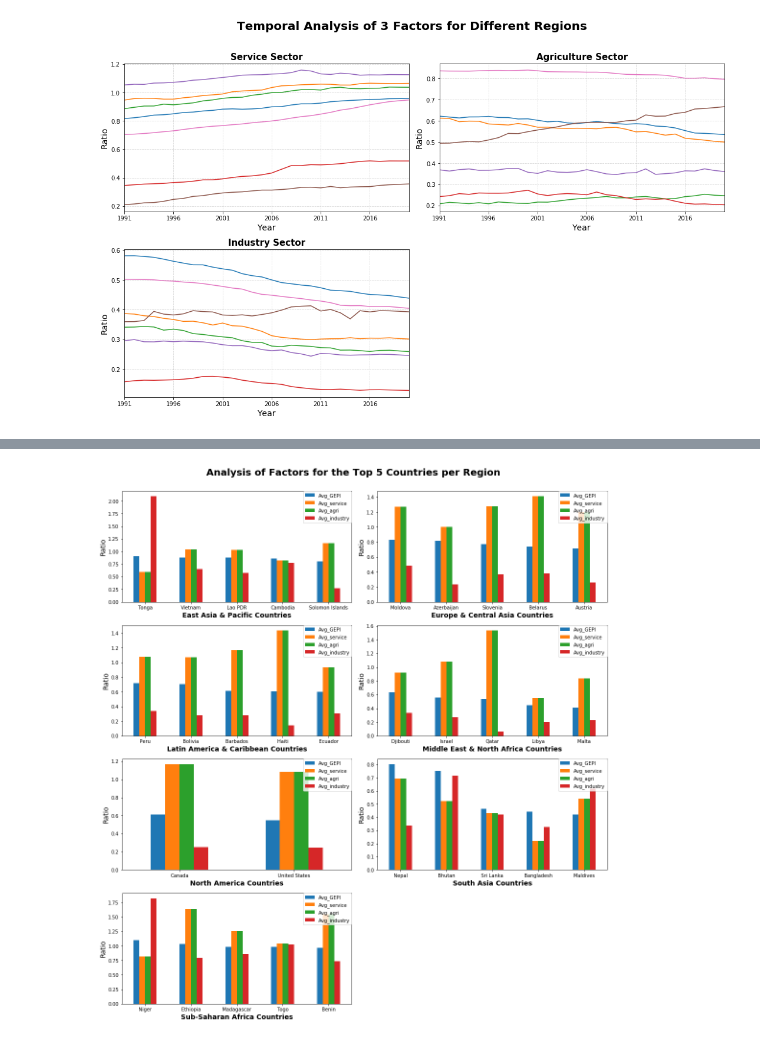
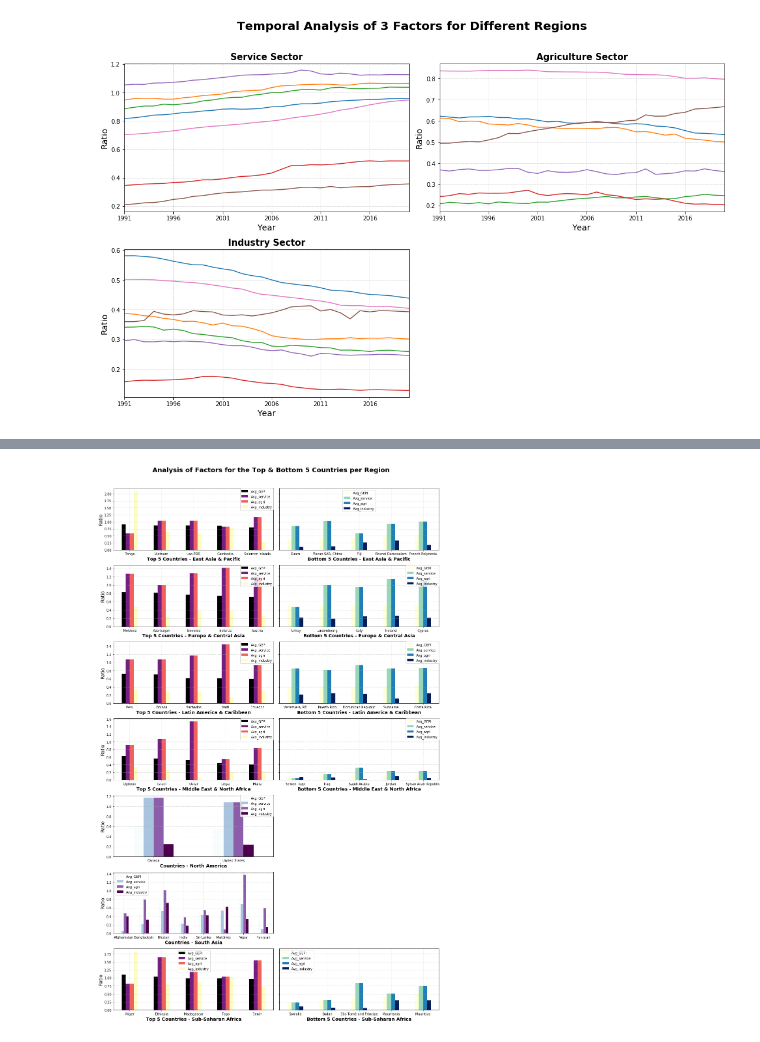
Before and after one commit to Amatullah/CSCI5502-DataMining_Project, a Jupyter notebook: RegionalAnalysis.ipynb, the cells around one changed output, grey strips where cells are left out. Cells and saved outputs as stored; diff of their text form; code cells hidden in the pictures.

Commit message:
ReginalAnalysis edits

```diff
--- a/RegionalAnalysis.ipynb
+++ b/RegionalAnalysis.ipynb
@@ -110,8 +108,8 @@ df_AvgIndex
 # %% [markdown]
 ### Getting the top 5 countries per Region
 # %%
-df_group = pd.DataFrame(data = df_AvgIndex.groupby('Region')['Avg_GEPI'].nlargest(5).index)
-indices = [df_group[0][i][1] for i in range(0,32)]
+df_group_top = pd.DataFrame(data = df_AvgIndex.groupby('Region')['Avg_GEPI'].nlargest(5).index)
+indices = [df_group_top[0][i][1] for i in range(0,32)]
 dict_AvgTopFive = {'Region' : [], 'Country Name' : [], 'Avg_GEPI' : [] ,
                   'Avg_service' : [], 'Avg_agri' : [], 'Avg_industry' : []}
 
@@ -139,0 +140,16 @@ df_AvgTopFive.head(10)
+# %%
+df_group_bottom = pd.DataFrame(data = df_AvgIndex.groupby('Region')['Avg_GEPI'].nsmallest(5).index)
+indices = [df_group_bottom[0][i][1] for i in range(0,32)]
+dict_AvgBottomFive = {'Region' : [], 'Country Name' : [], 'Avg_GEPI' : [] ,
+                  'Avg_service' : [], 'Avg_agri' : [], 'Avg_industry' : []}
+
+for i in range (len(indices)):
+    dict_AvgBottomFive['Country Name'].append(df_AvgIndex.iloc[indices[i]][0])
+    #dict_AvgTopFive['IncomeGroup'].append(df_AvgIndex.iloc[indices[i]][1])
+    dict_AvgBottomFive['Region'].append(df_AvgIndex.iloc[indices[i]][2])
+    dict_AvgBottomFive['Avg_GEPI'].append(df_AvgIndex.iloc[indices[i]][3])
+    dict_AvgBottomFive['Avg_service'].append(df_AvgIndex.iloc[indices[i]][4])
+    dict_AvgBottomFive['Avg_agri'].append(df_AvgIndex.iloc[indices[i]][4])
+    dict_AvgBottomFive['Avg_industry'].append(df_AvgIndex.iloc[indices[i]][6])
+df_AvgBottomFive = pd.DataFrame(data=dict_AvgBottomFive)
+df_AvgBottomFive.head(10)
@@ -223,31 +251,58 @@ fig.tight_layout(rect=[0, 0.03, 1, 0.92])
 # %%
-fig, axes = plt.subplots(nrows=4, ncols=2, figsize= (15,17))
+fig, axes = plt.subplots(nrows=7, ncols=2, figsize= (15,25), sharey = 'row')
 uniq, counts = np.unique(df_economy_types['Region'], return_counts=True)
-for i in range(0, 7):
-    if(i == 0) :
-        ax = df_AvgTopFive[df_AvgTopFive['Region'] == uniq[i]].plot.bar(rot=0, ax=axes[0,0])
-    elif(i == 1) :
-        ax = df_AvgTopFive[df_AvgTopFive['Region'] == uniq[i]].plot.bar(rot=0, ax=axes[0,1])
-    elif(i == 2) :
-        ax = df_AvgTopFive[df_AvgTopFive['Region'] == uniq[i]].plot.bar(rot=0, ax=axes[1,0])
-    elif(i == 3) :
-        ax = df_AvgTopFive[df_AvgTopFive['Region'] == uniq[i]].plot.bar(rot=0, ax=axes[1,1])
-    elif(i == 4) :
-        ax = df_AvgTopFive[df_AvgTopFive['Region'] == uniq[i]].plot.bar(rot=0, ax=axes[2,0])
-    elif(i == 5) :
-        ax = df_AvgTopFive[df_AvgTopFive['Region'] == uniq[i]].plot.bar(rot=0, ax=axes[2,1])
-    elif(i == 6) :
-        ax = df_AvgTopFive[df_AvgTopFive['Region'] == uniq[i]].plot.bar(rot=0, ax=axes[3,0])
+
+for j in range(0, 14):
+    i = int(j/2)
+    if(j == 0) :
+        ax = df_AvgTopFive[df_AvgTopFive['Region'] == uniq[i]].plot.bar(rot=0, ax=axes[0,0], cmap="magma")
+    elif(j == 1) :
+        ax = df_AvgBottomFive[df_AvgBottomFive['Region'] == uniq[i]].plot.bar(rot=0, ax=axes[0,1], cmap="YlGnBu")
+    elif(j == 2) :
+        ax = df_AvgTopFive[df_AvgTopFive['Region'] == uniq[i]].plot.bar(rot=0, ax=axes[1,0], cmap="magma")
+    elif(j == 3) :
+        ax = df_AvgBottomFive[df_AvgBottomFive['Region'] == uniq[i]].plot.bar(rot=0, ax=axes[1,1], cmap="YlGnBu")
+    elif(j == 4) :
+        ax = df_AvgTopFive[df_AvgTopFive['Region'] == uniq[i]].plot.bar(rot=0, ax=axes[2,0], cmap="magma")
+    elif(j == 5) :
+        ax = df_AvgBottomFive[df_AvgBottomFive['Region'] == uniq[i]].plot.bar(rot=0, ax=axes[2,1], cmap="YlGnBu")
+    elif(j == 6) :
+        ax = df_AvgTopFive[df_AvgTopFive['Region'] == uniq[i]].plot.bar(rot=0, ax=axes[3,0], cmap="magma")
+    elif(j == 7) :
+        ax = df_AvgBottomFive[df_AvgBottomFive['Region'] == uniq[i]].plot.bar(rot=0, ax=axes[3,1], cmap="YlGnBu")
+    elif(j == 8) :
+        ax = df_AvgTopFive[df_AvgTopFive['Region'] == uniq[i]].plot.bar(rot=0, ax=axes[4,0],  cmap="BuPu")
+    elif(j == 9) :
+        continue
+    elif(j == 10) :
+        ax = df_AvgIndex[df_AvgIndex['Region'] == uniq[i]].plot.bar(rot=0, ax=axes[5,0],  cmap="BuPu")
+    elif(j == 11) :
+        continue
+    elif(j == 12) :
+        ax = df_AvgTopFive[df_AvgTopFive['Region'] == uniq[i]].plot.bar(rot=0, ax=axes[6,0],  cmap="magma")
+    elif(j == 13) :
+        ax = df_AvgBottomFive[df_AvgBottomFive['Region'] == uniq[i]].plot.bar(rot=0, ax=axes[6,1], cmap="YlGnBu")
     ax.set_ylabel("Ratio", fontsize = 14)
-    ax.set_xlabel(uniq[i]+" Countries", fontsize = 14, fontweight ="bold")
-    if(i == 'North America'):
-        ax.set_xticklabels(df_AvgTopFive[df_AvgTopFive['Region'] == uniq[i]]['Country Name'].to_list())
+    if(j%2 != 0 and j!=10 and j!=8) :
+        ax.set_xticklabels(df_AvgBottomFive[df_AvgBottomFive['Region'] == uniq[i]]['Country Name'].to_list())
+        ax.set_xlabel("Bottom 5 Countries - "+uniq[i], fontsize = 14, fontweight ="bold")
+    elif(j == 10 or j == 8) :
+        ax.set_xticklabels(df_AvgIndex[df_AvgIndex['Region'] == uniq[i]]['Country Name'].to_list())
+        ax.set_xlabel("Countries - "+uniq[i], fontsize = 14, fontweight ="bold")
     else:
         ax.set_xticklabels(df_AvgTopFive[df_AvgTopFive['Region'] == uniq[i]]['Country Name'].to_list())
-    ax.legend(loc="upper right", borderaxespad=0, fontsize = 10)
+        ax.set_xlabel("Top 5 Countries - "+uniq[i], fontsize = 14, fontweight ="bold")
+    if(j == 10 or j == 13):
+        ax.legend(loc="upper left", borderaxespad=0.5, fontsize = 10)
+    elif(j==12 or j ==1):
+        ax.legend(loc="upper center", borderaxespad=0.5, fontsize = 10)
+    else :
+        ax.legend(loc="upper right", borderaxespad=0, fontsize = 10)
+    ax.grid(which='both', axis='both', linestyle = '--', alpha = 0.5)
 
-fig.suptitle('Analysis of Factors for the Top 5 Countries per Region',fontweight ="bold", fontsize = 20)
-fig.delaxes(axes[3][1])
+fig.suptitle('Analysis of Factors for the Top & Bottom 5 Countries per Region',fontweight ="bold", fontsize = 20)
 fig.tight_layout(rect=[0, 0.03, 1, 0.95])
+fig.delaxes(axes[4][1])
+fig.delaxes(axes[5][1])
 # %% [output]
-[figure, old version]
+[figure, new version]
```
Also changed, not shown: parts of 5 cells of this notebook.
